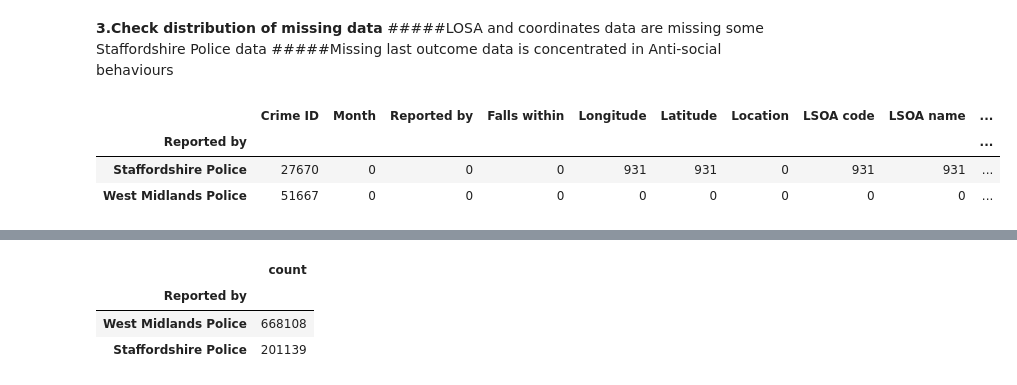
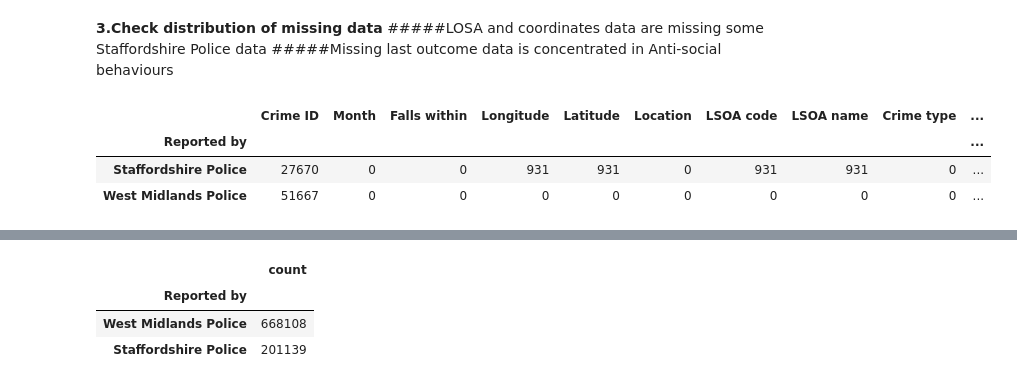
Before and after one commit to zhangwiki86-soton/L7---Data-Analysis-and-Visualisation, a Jupyter notebook: main_analysis.ipynb, the cells around one changed output, grey strips where cells are left out. Cells and saved outputs as stored; diff of their text form; code cells hidden in the pictures.

```diff
--- a/main_analysis.ipynb
+++ b/main_analysis.ipynb
@@ -210,11 +210,11 @@ dtype: int64
 #####LOSA and coordinates data are missing some Staffordshire Police data
 #####Missing last outcome data is concentrated in Anti-social behaviours
 # %%
-missing_by_police = CrimeData.groupby('Reported by').apply(lambda x: x.isnull().sum())
+missing_by_police = CrimeData.groupby('Reported by').apply(lambda x: x.isnull().sum(), include_groups=False)
 display(missing_by_police)
 # %% [output]
-|  | Crime ID | Month | Reported by | Falls within | Longitude | Latitude | Location | LSOA code | LSOA name | ... |
+|  | Crime ID | Month | Falls within | Longitude | Latitude | Location | LSOA code | LSOA name | Crime type | ... |
 | Reported by |  |  |  |  |  |  |  |  |  | ... |
-| Staffordshire Police | 27670 | 0 | 0 | 0 | 931 | 931 | 0 | 931 | 931 | ... |
+| Staffordshire Police | 27670 | 0 | 0 | 931 | 931 | 0 | 931 | 931 | 0 | ... |
 | West Midlands Police | 51667 | 0 | 0 | 0 | 0 | 0 | 0 | 0 | 0 | ... |
 # %%
```
Also changed, not shown: parts of 1 cell of this notebook.
